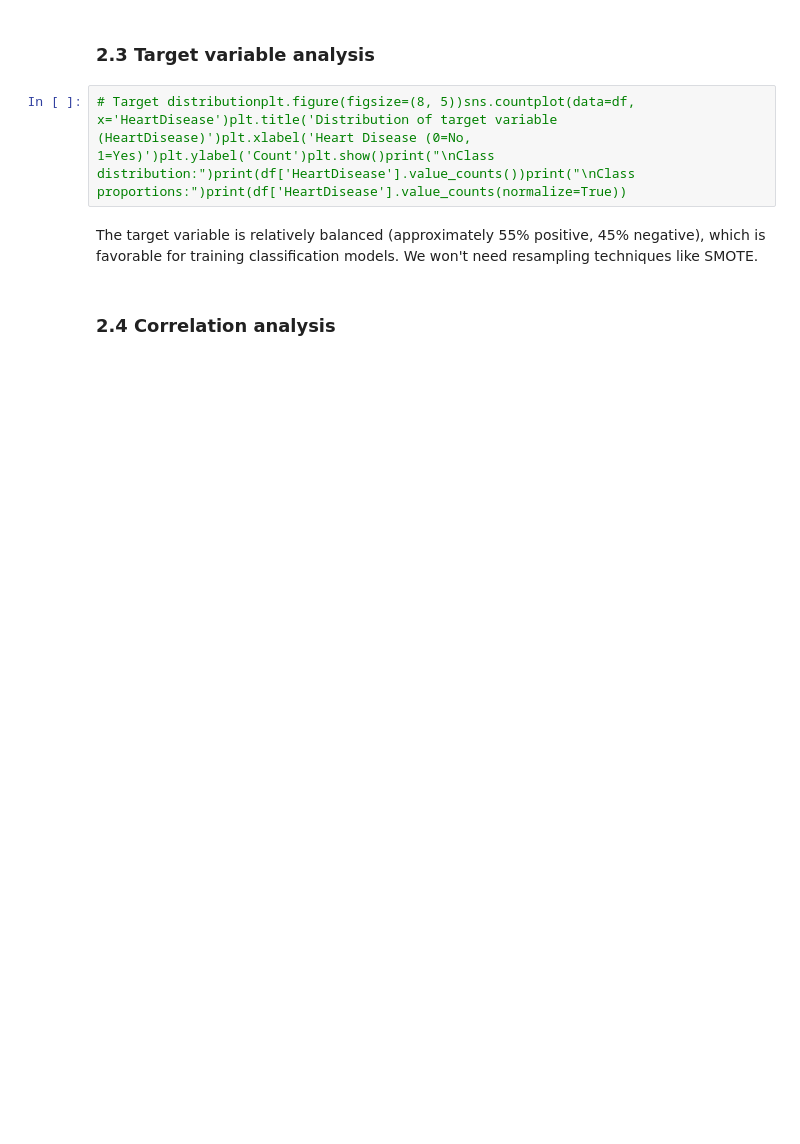
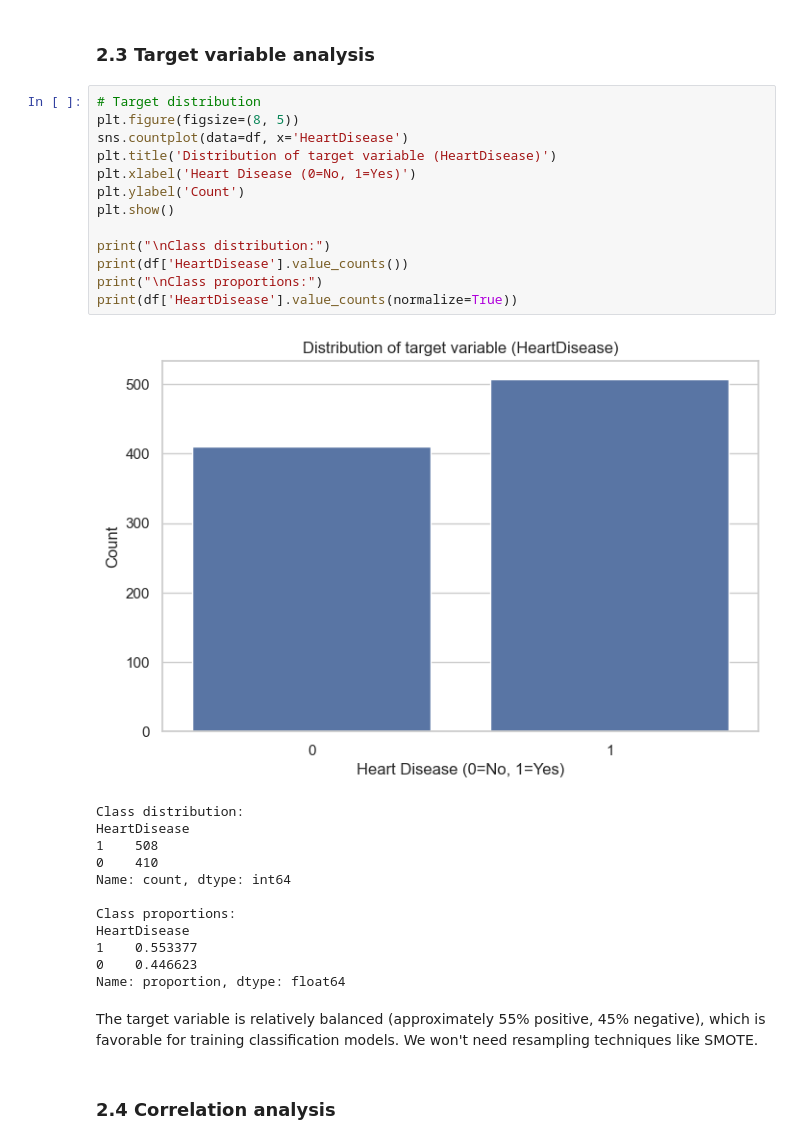
Before and after one commit to zinekh/heart-failure-prediction-ml, a Jupyter notebook: heart_failure_prediction.ipynb, the cells around one changed output. Drawn from its saved outputs; the diff is of its cells as text; blank space fills up the shorter version.

```diff
--- a/heart_failure_prediction.ipynb
+++ b/heart_failure_prediction.ipynb
@@ -29,7 +177,31 @@ The dataset contains no explicit missing values (NaN). However, we should examin
 # %% [markdown]
 ### 2.3 Target variable analysis
 # %%
-# Target distributionplt.figure(figsize=(8, 5))sns.countplot(data=df, x='HeartDisease')plt.title('Distribution of target variable (HeartDisease)')plt.xlabel('Heart Disease (0=No, 1=Yes)')plt.ylabel('Count')plt.show()print("\nClass distribution:")print(df['HeartDisease'].value_counts())print("\nClass proportions:")print(df['HeartDisease'].value_counts(normalize=True))
+# Target distribution
+plt.figure(figsize=(8, 5))
+sns.countplot(data=df, x='HeartDisease')
+plt.title('Distribution of target variable (HeartDisease)')
+plt.xlabel('Heart Disease (0=No, 1=Yes)')
+plt.ylabel('Count')
+plt.show()
+
+print("\nClass distribution:")
+print(df['HeartDisease'].value_counts())
+print("\nClass proportions:")
+print(df['HeartDisease'].value_counts(normalize=True))
+# %% [output]
+[figure, added]
+Class distribution:
+HeartDisease
+1    508
+0    410
+Name: count, dtype: int64
+
+Class proportions:
+HeartDisease
+1    0.553377
+0    0.446623
+Name: proportion, dtype: float64
 # %% [markdown]
 The target variable is relatively balanced (approximately 55% positive, 45% negative), which is favorable for training classification models. We won't need resampling techniques like SMOTE.
 # %% [markdown]
```
Also changed, not shown: parts of 32 cells of this notebook.
